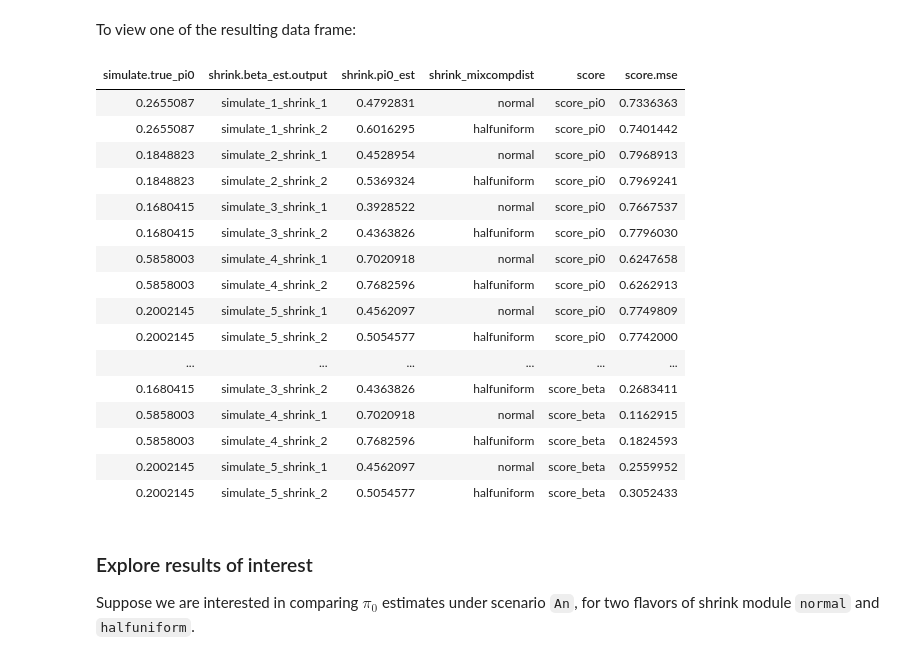
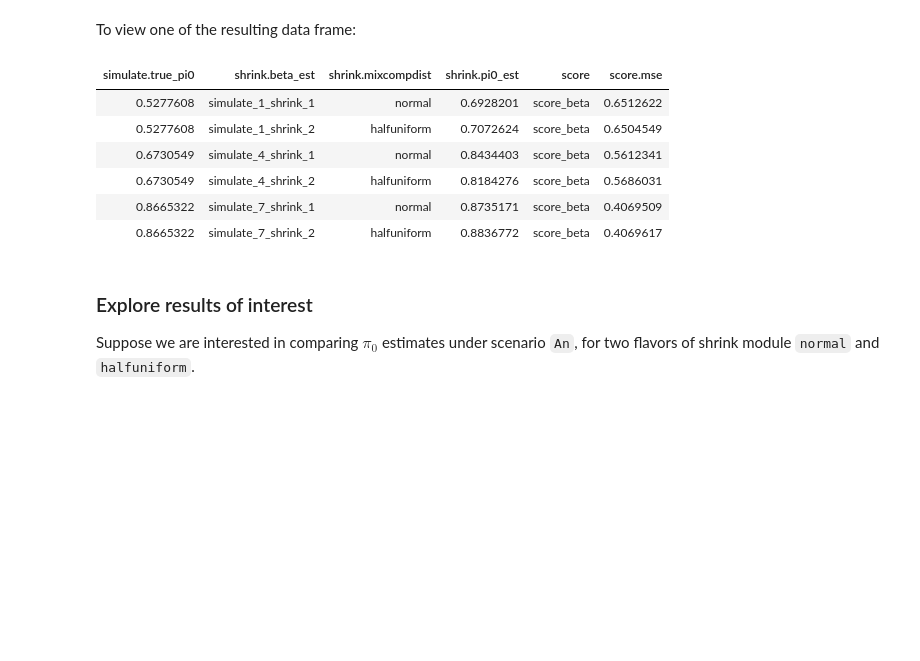
Before and after one commit to stephenslab/dsc-wiki, a Jupyter notebook: tutorials/Intermediate_R_1.ipynb, the cells around one changed output. Cells and saved outputs as stored; diff of their text form; code cells hidden in the pictures; blank space fills up the shorter version.

```diff
--- a/tutorials/Intermediate_R_1.ipynb
+++ b/tutorials/Intermediate_R_1.ipynb
@@ -194,26 +197,16 @@ Reading DSC outputs:
  - score.mse: extracted atomic values
 # %% [markdown]
 To view one of the resulting data frame:
-# %%
-An
-# %% [output]
-| simulate.true_pi0 | shrink.beta_est.output | shrink.pi0_est | shrink_mixcompdist | score | score.mse |
-| 0.2655087 | simulate_1_shrink_1 | 0.4792831 | normal | score_pi0 | 0.7336363 |
-| 0.2655087 | simulate_1_shrink_2 | 0.6016295 | halfuniform | score_pi0 | 0.7401442 |
-| 0.1848823 | simulate_2_shrink_1 | 0.4528954 | normal | score_pi0 | 0.7968913 |
-| 0.1848823 | simulate_2_shrink_2 | 0.5369324 | halfuniform | score_pi0 | 0.7969241 |
-| 0.1680415 | simulate_3_shrink_1 | 0.3928522 | normal | score_pi0 | 0.7667537 |
-| 0.1680415 | simulate_3_shrink_2 | 0.4363826 | halfuniform | score_pi0 | 0.7796030 |
-| 0.5858003 | simulate_4_shrink_1 | 0.7020918 | normal | score_pi0 | 0.6247658 |
-| 0.5858003 | simulate_4_shrink_2 | 0.7682596 | halfuniform | score_pi0 | 0.6262913 |
-| 0.2002145 | simulate_5_shrink_1 | 0.4562097 | normal | score_pi0 | 0.7749809 |
-| 0.2002145 | simulate_5_shrink_2 | 0.5054577 | halfuniform | score_pi0 | 0.7742000 |
-| ... | ... | ... | ... | ... | ... |
-| 0.1680415 | simulate_3_shrink_2 | 0.4363826 | halfuniform | score_beta | 0.2683411 |
-| 0.5858003 | simulate_4_shrink_1 | 0.7020918 | normal | score_beta | 0.1162915 |
-| 0.5858003 | simulate_4_shrink_2 | 0.7682596 | halfuniform | score_beta | 0.1824593 |
-| 0.2002145 | simulate_5_shrink_1 | 0.4562097 | normal | score_beta | 0.2559952 |
-| 0.2002145 | simulate_5_shrink_2 | 0.5054577 | halfuniform | score_beta | 0.3052433 |
+# %%
+head(An)
+# %% [output]
+| simulate.true_pi0 | shrink.beta_est | shrink.mixcompdist | shrink.pi0_est | score | score.mse |
+| 0.5277608 | simulate_1_shrink_1 | normal | 0.6928201 | score_beta | 0.6512622 |
+| 0.5277608 | simulate_1_shrink_2 | halfuniform | 0.7072624 | score_beta | 0.6504549 |
+| 0.6730549 | simulate_4_shrink_1 | normal | 0.8434403 | score_beta | 0.5612341 |
+| 0.6730549 | simulate_4_shrink_2 | halfuniform | 0.8184276 | score_beta | 0.5686031 |
+| 0.8665322 | simulate_7_shrink_1 | normal | 0.8735171 | score_beta | 0.4069509 |
+| 0.8665322 | simulate_7_shrink_2 | halfuniform | 0.8836772 | score_beta | 0.4069617 |
 # %% [markdown]
 ### Explore results of interest
 
```
Also changed, not shown: parts of 24 cells of this notebook, 15 other files.
